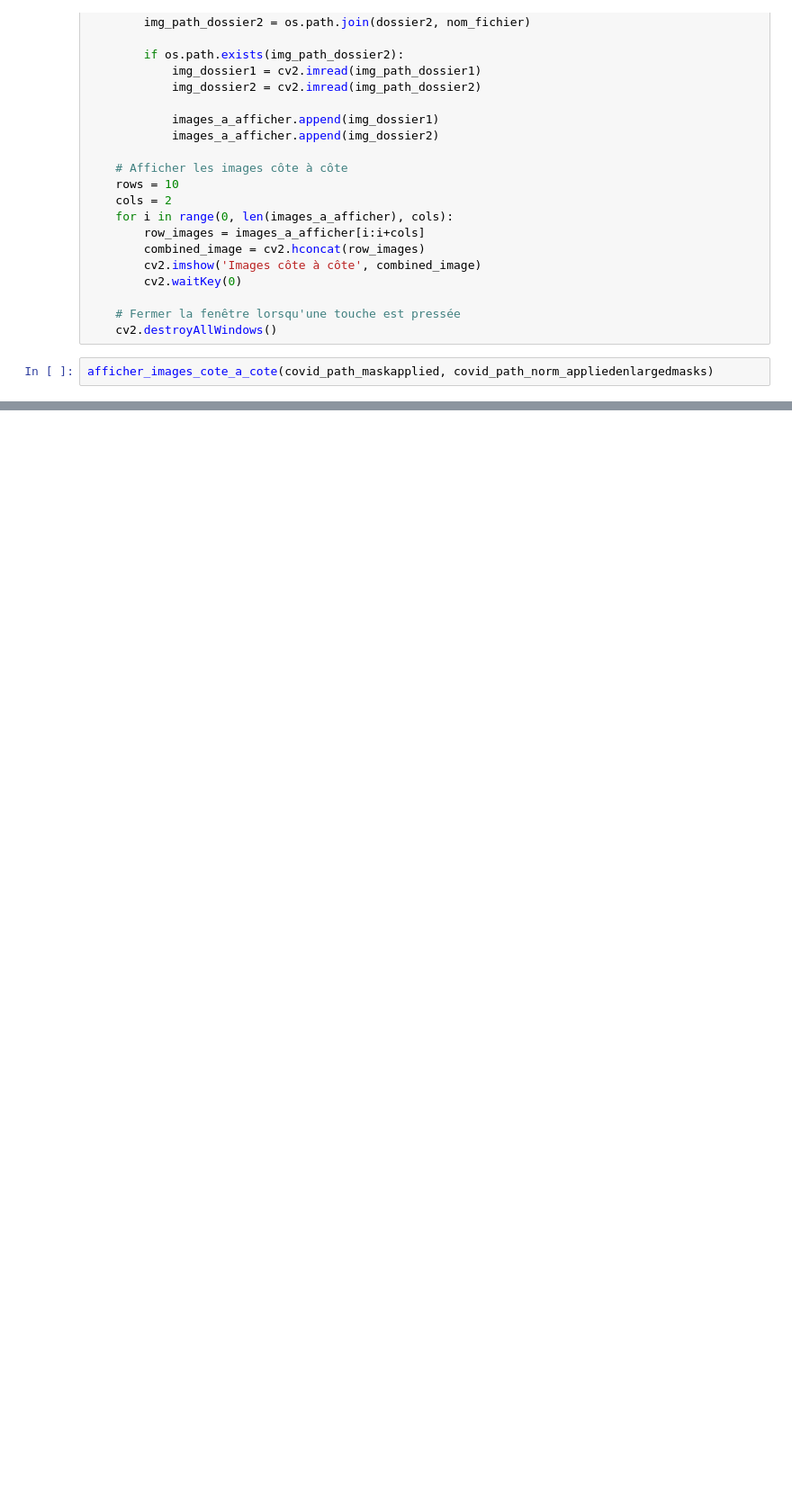
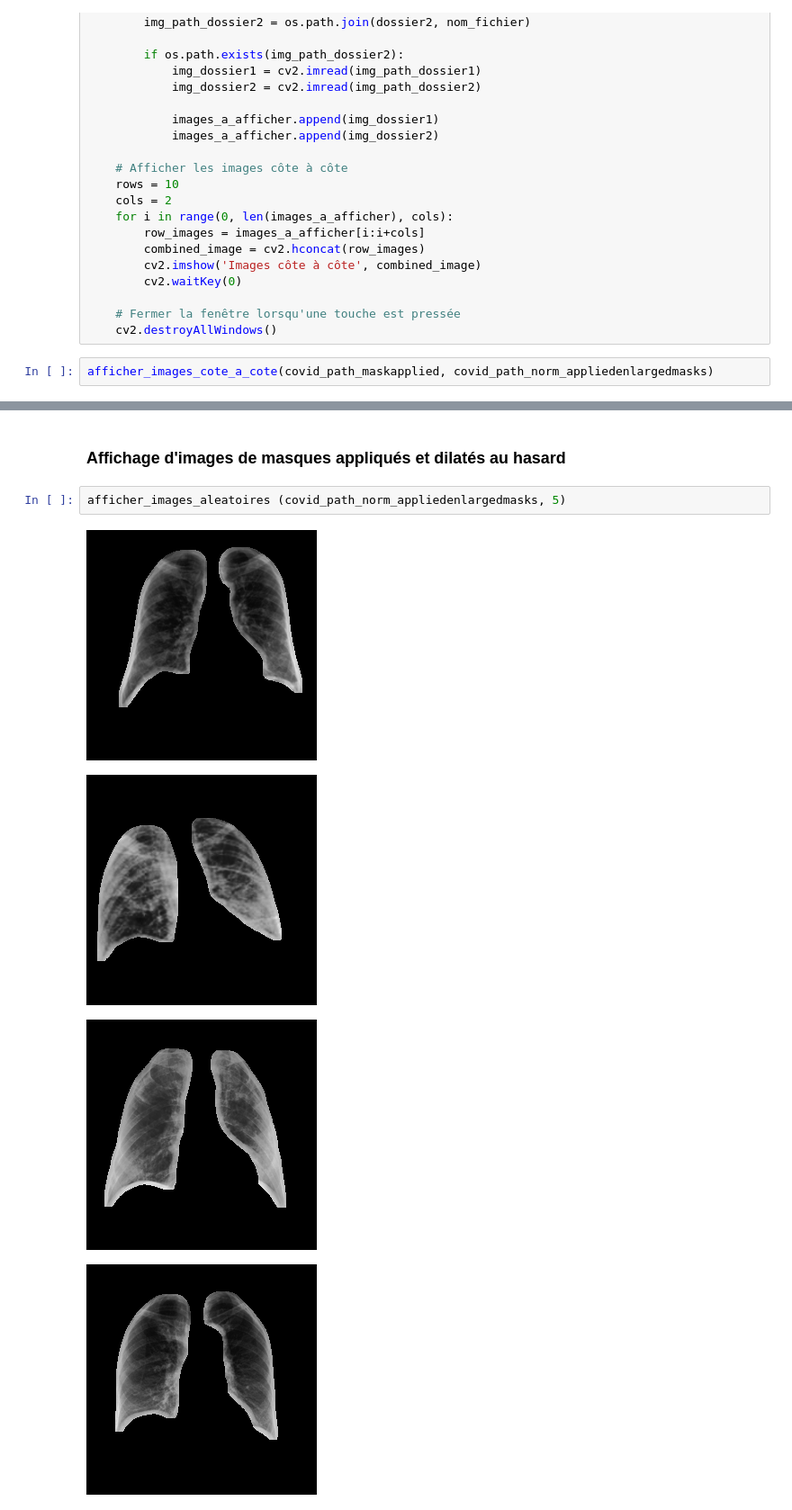
Before and after one commit to fdayde/ds-covid-radio-dl, a Jupyter notebook: notebooks/01_nb_preprocessing.ipynb, the cells around one changed output, grey strips where cells are left out. Shown: that part at 90% size. Drawn from its saved outputs; the diff is of its cells as text; blank space fills up the shorter version.

```diff
--- a/notebooks/01_nb_preprocessing.ipynb
+++ b/notebooks/01_nb_preprocessing.ipynb
@@ -457,0 +569,9 @@ afficher_images_cote_a_cote(covid_path_maskapplied, covid_path_norm_appliedenlar
+# %% [markdown]
+### Affichage d'images de masques appliqués et dilatés au hasard
+# %%
+afficher_images_aleatoires (covid_path_norm_appliedenlargedmasks, 5)
+# %% [output]
+[figure, added]
+[figure, added]
+[figure, added]
+[figure, added]
```
Also changed, not shown: parts of 9 cells of this notebook.
